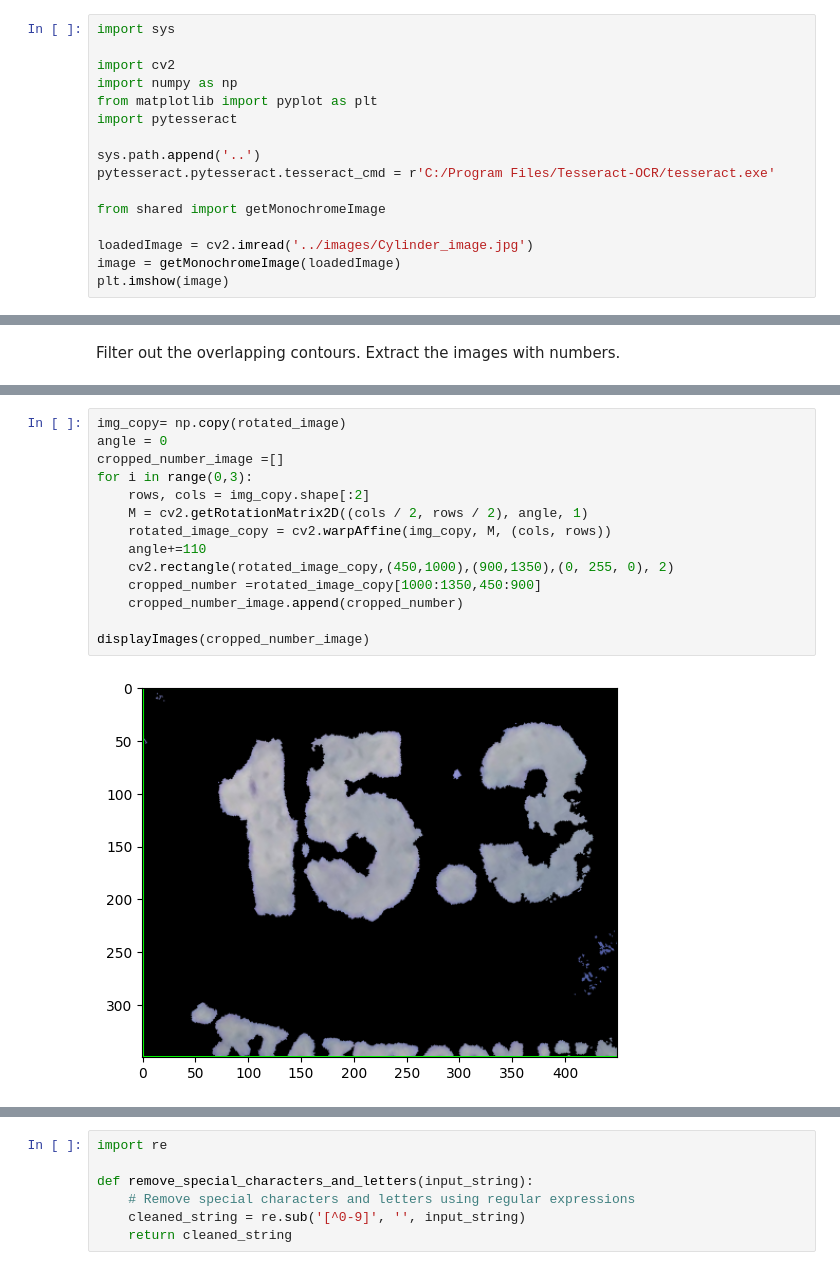
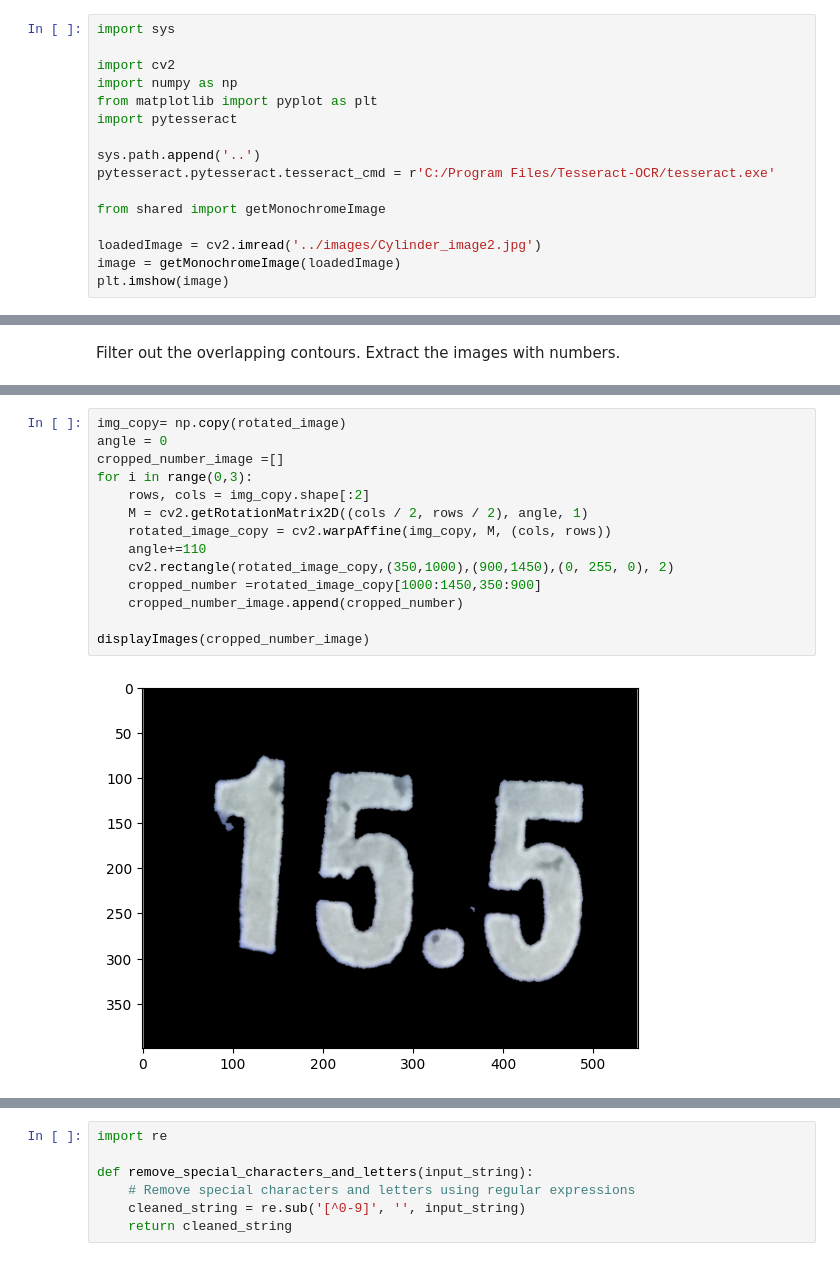
Before and after one commit to siddeshwarnavink/gas-cylinder-weight, a Jupyter notebook: gas-cylinder-weight/code-testing/Template_matching_test.ipynb, the cells around one changed output, grey strips where cells are left out. Cells and saved outputs as stored; diff of their text form.

Commit message:
trying for another cylinder

```diff
--- a/gas-cylinder-weight/code-testing/Template_matching_test.ipynb
+++ b/gas-cylinder-weight/code-testing/Template_matching_test.ipynb
@@ -13,7 +13,7 @@ pytesseract.pytesseract.tesseract_cmd = r'C:/Program Files/Tesseract-OCR/tessera
 
 from shared import getMonochromeImage
 
-loadedImage = cv2.imread('../images/Cylinder_image.jpg')
+loadedImage = cv2.imread('../images/Cylinder_image2.jpg')
 image = getMonochromeImage(loadedImage)
 plt.imshow(image)
 # %% [output]
@@ -198,16 +198,16 @@ plt.imshow(img_copy_2)
 # %%
 img_copy= np.copy(rotated_image)
 angle = 0
 cropped_number_image =[]
 for i in range(0,3):
     rows, cols = img_copy.shape[:2]
     M = cv2.getRotationMatrix2D((cols / 2, rows / 2), angle, 1)
     rotated_image_copy = cv2.warpAffine(img_copy, M, (cols, rows))
     angle+=110
-    cv2.rectangle(rotated_image_copy,(450,1000),(900,1350),(0, 255, 0), 2)
-    cropped_number =rotated_image_copy[1000:1350,450:900]
+    cv2.rectangle(rotated_image_copy,(350,1000),(900,1450),(0, 255, 0), 2)
+    cropped_number =rotated_image_copy[1000:1450,350:900]
     cropped_number_image.append(cropped_number)
 
 displayImages(cropped_number_image)
 # %% [output]
-[figure, old version]
+[figure, new version]
```
Also changed, not shown: parts of 9 cells of this notebook, 16 other files.
